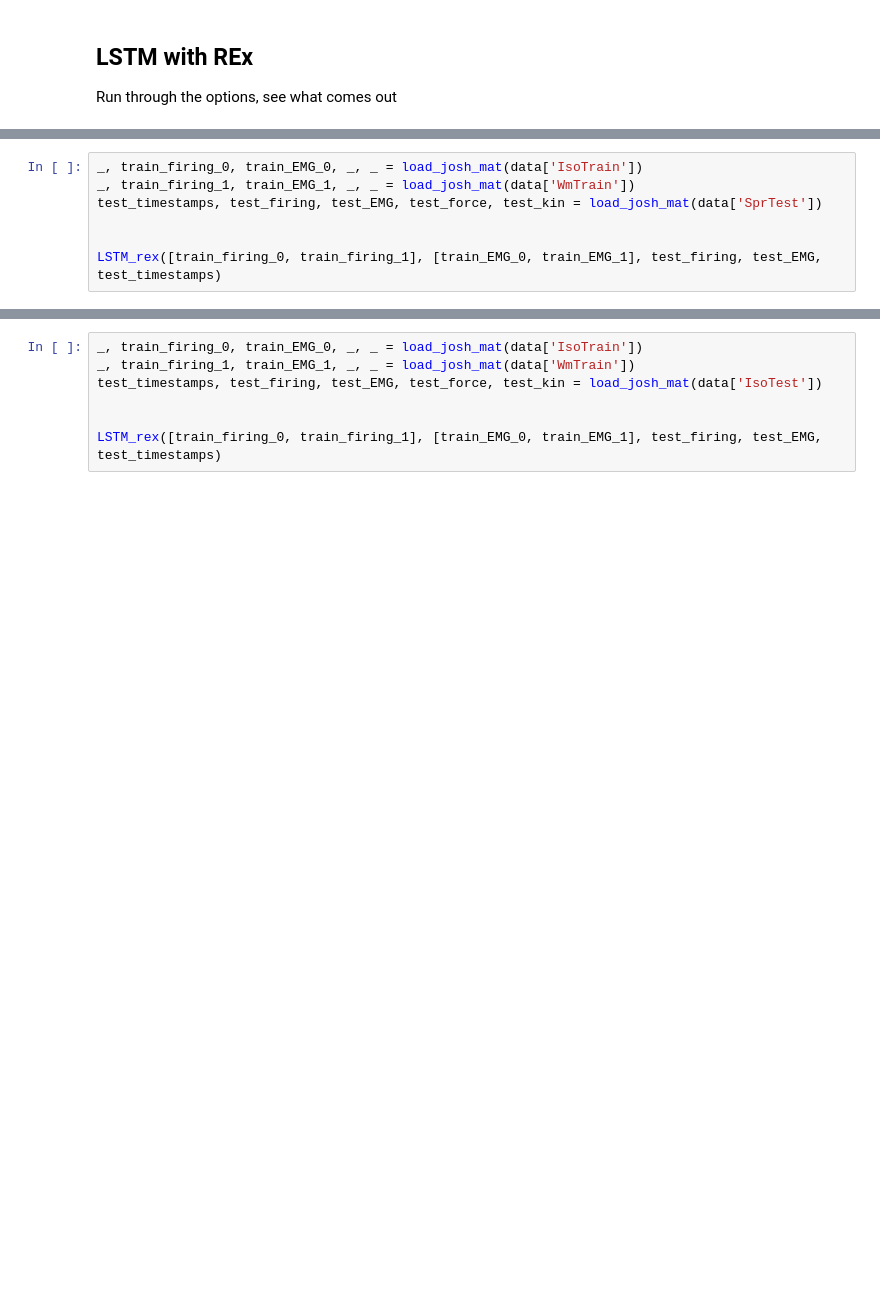
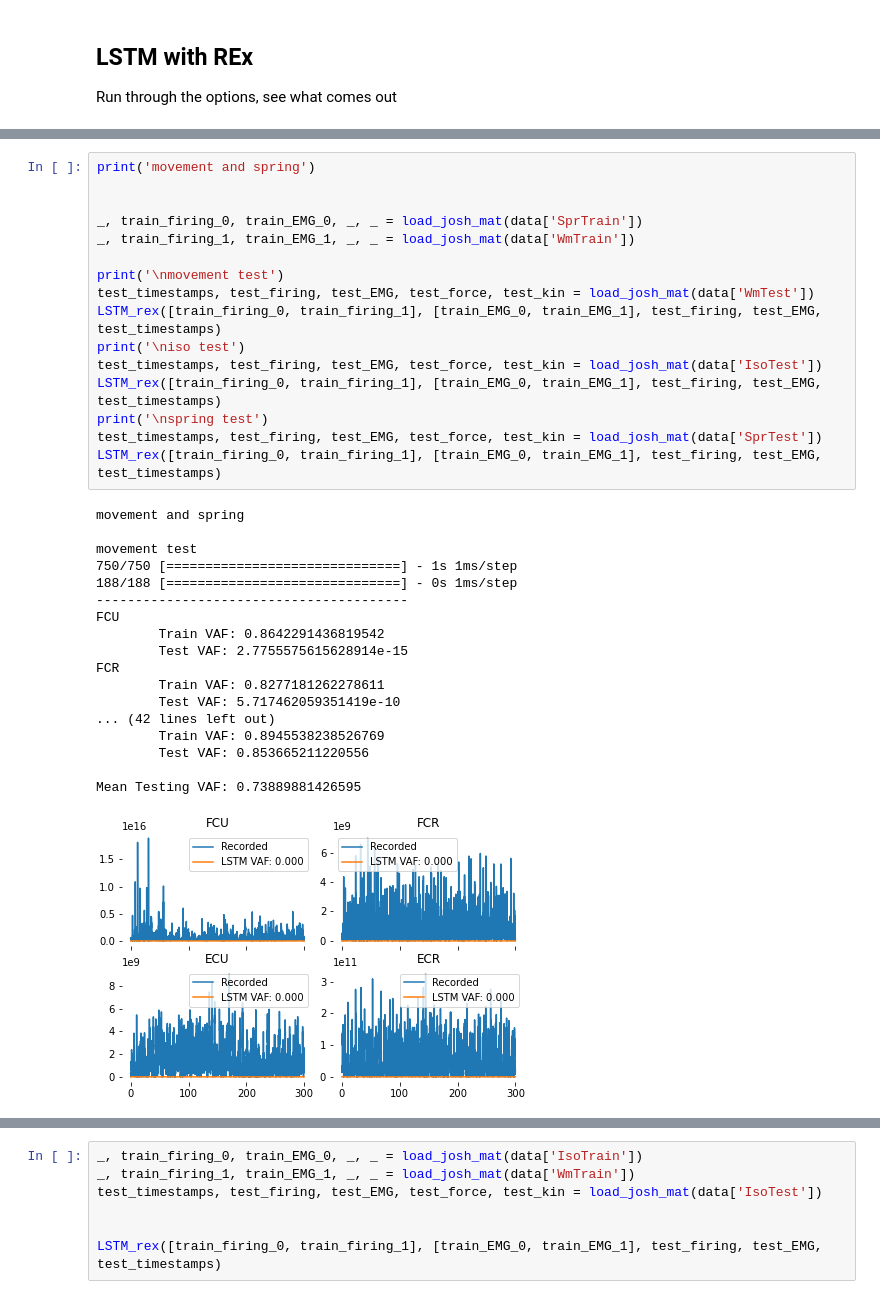
Before and after one commit to limblab/proc-kevin, a Jupyter notebook: LSTM/LSTM_exploration.ipynb, the cells around one changed output, grey strips where cells are left out. Cells and saved outputs as stored; diff of their text form; blank space fills up the shorter version.

```diff
--- a/LSTM/LSTM_exploration.ipynb
+++ b/LSTM/LSTM_exploration.ipynb
@@ -919,7 +1159,35 @@ LSTM_rex([train_firing_0, train_firing_1], [train_EMG_0, train_EMG_1], test_firi
 # %%
-_, train_firing_0, train_EMG_0, _, _ = load_josh_mat(data['IsoTrain'])
-_, train_firing_1, train_EMG_1, _, _ = load_josh_mat(data['WmTrain'])
-test_timestamps, test_firing, test_EMG, test_force, test_kin = load_josh_mat(data['SprTest'])
+print('movement and spring')
 
 
+_, train_firing_0, train_EMG_0, _, _ = load_josh_mat(data['SprTrain'])
+_, train_firing_1, train_EMG_1, _, _ = load_josh_mat(data['WmTrain'])
+
+print('\nmovement test')
+test_timestamps, test_firing, test_EMG, test_force, test_kin = load_josh_mat(data['WmTest'])
 LSTM_rex([train_firing_0, train_firing_1], [train_EMG_0, train_EMG_1], test_firing, test_EMG, test_timestamps)
+print('\niso test')
+test_timestamps, test_firing, test_EMG, test_force, test_kin = load_josh_mat(data['IsoTest'])
+LSTM_rex([train_firing_0, train_firing_1], [train_EMG_0, train_EMG_1], test_firing, test_EMG, test_timestamps)
+print('\nspring test')
+test_timestamps, test_firing, test_EMG, test_force, test_kin = load_josh_mat(data['SprTest'])
+LSTM_rex([train_firing_0, train_firing_1], [train_EMG_0, train_EMG_1], test_firing, test_EMG, test_timestamps)
+# %% [output]
+movement and spring
+
+movement test
+750/750 [==============================] - 1s 1ms/step
+188/188 [==============================] - 0s 1ms/step
+----------------------------------------
+FCU
+        Train VAF: 0.8642291436819542
+        Test VAF: 2.7755575615628914e-15
+FCR
+        Train VAF: 0.8277181262278611
+        Test VAF: 5.717462059351419e-10
+... (42 lines left out)
+        Train VAF: 0.8945538238526769
+        Test VAF: 0.853665211220556
+
+Mean Testing VAF: 0.73889881426595
+[figure, added]
```
Also changed, not shown: parts of 47 cells of this notebook.
